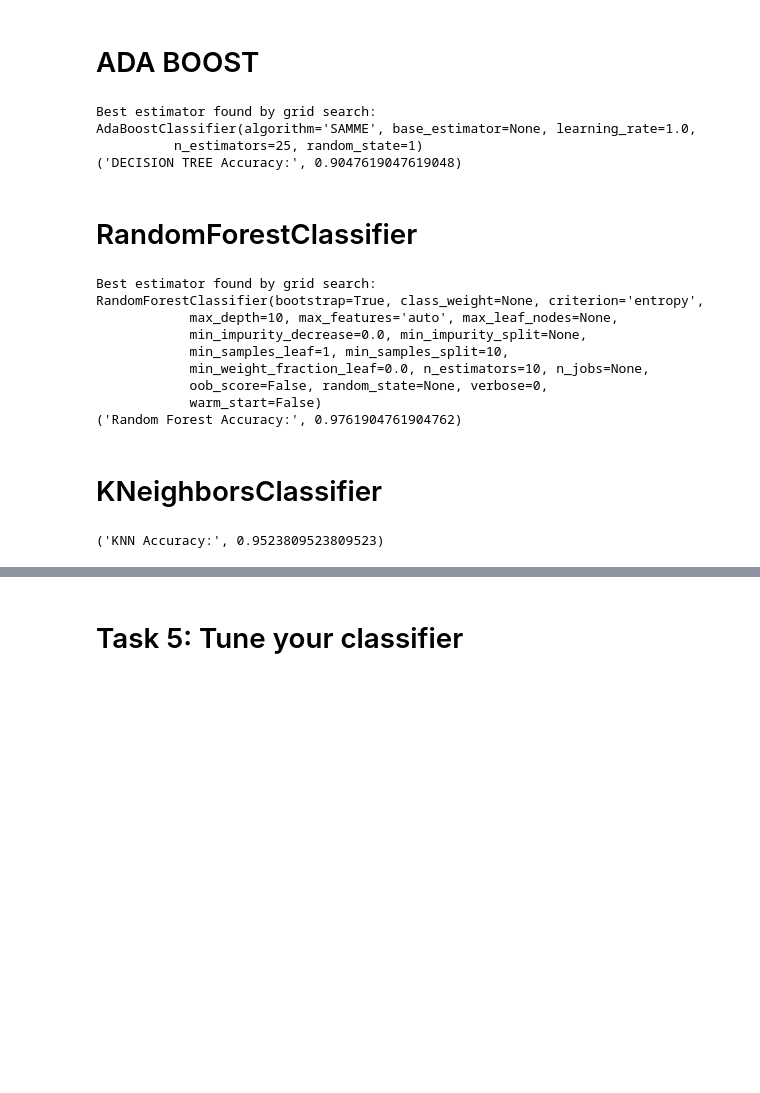
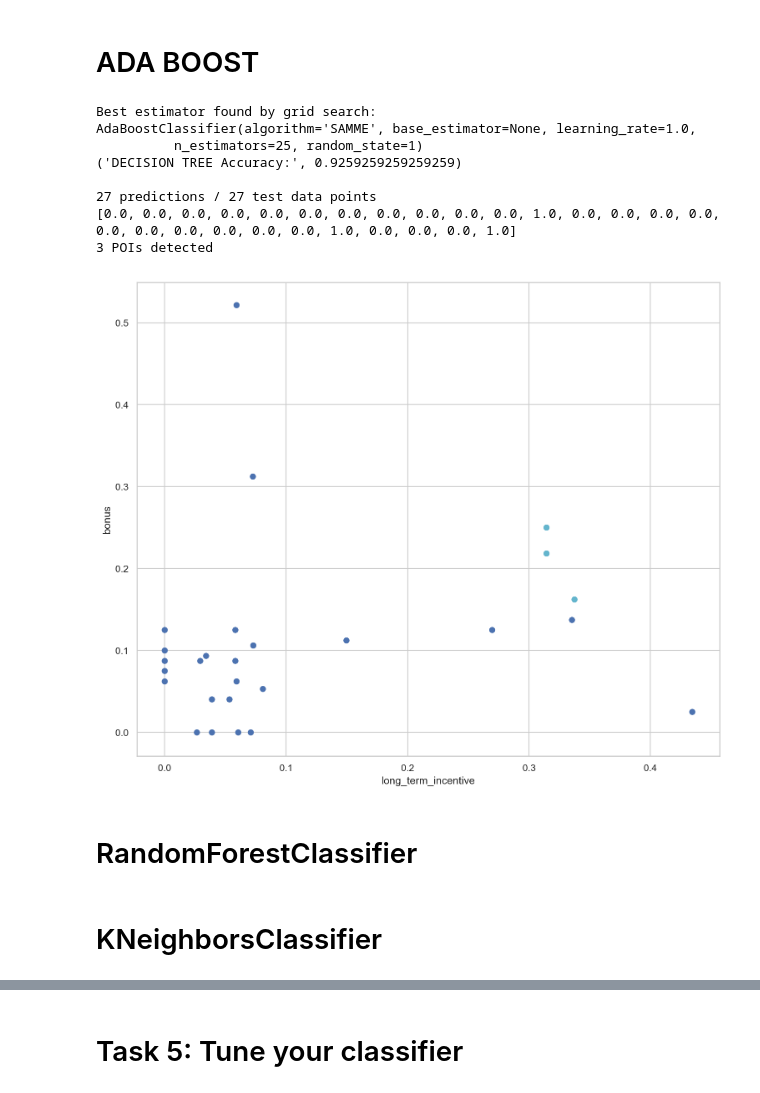
Before and after one commit to chrispaynes/enronML, a Jupyter notebook: enron_email_fraud/enron_email.ipynb, the cells around one changed output, grey strips where cells are left out. Saved outputs shown, nothing was run; the diff lists cells and outputs as text; code cells hidden in the pictures; blank space fills up the shorter version.

```diff
--- a/enron_email_fraud/enron_email.ipynb
+++ b/enron_email_fraud/enron_email.ipynb
@@ -348,26 +402,45 @@ DecisionTreeClassifier(class_weight=None, criterion='gini', max_depth=None,
 # %%
 param_grid = {
     "n_estimators": [25, 50, 75, 100],
     "algorithm": ['SAMME', "SAMME.R"]
 }
 
 clf = GridSearchCV(AdaBoostClassifier(random_state=1), param_grid)
 
 clf.fit(X=features_train, y=labels_train)
 pred = clf.predict(features_test)
 acc = accuracy_score(
     y_true=labels_test, y_pred=pred, normalize=True, sample_weight=None
 )
 
 print "Best estimator found by grid search:"
 print clf.best_estimator_
 
+# ("DECISION TREE ('long_term_incentive', 'bonus') Accuracy:", 0.9259259259259259)
+# ('DECISION TREE Accuracy ALL FEATURES:', 0.9047619047619048)
 print("DECISION TREE Accuracy:", acc)
+
+printPredictions(pred, features_test)
+
+Draw(
+    pred.astype(int),
+    features_test,
+    poi,
+    mark_poi=False,
+    name="clusters.pdf",
+    f1_name=feature_1,
+    f2_name=feature_2,
+)
 # %% [output]
 Best estimator found by grid search:
 AdaBoostClassifier(algorithm='SAMME', base_estimator=None, learning_rate=1.0,
           n_estimators=25, random_state=1)
-('DECISION TREE Accuracy:', 0.9047619047619048)
+('DECISION TREE Accuracy:', 0.9259259259259259)
+
+27 predictions / 27 test data points
+[0.0, 0.0, 0.0, 0.0, 0.0, 0.0, 0.0, 0.0, 0.0, 0.0, 0.0, 1.0, 0.0, 0.0, 0.0, 0.0, 0.0, 0.0, 0.0, 0.0, 0.0, 0.0, 1.0, 0.0, 0.0, 0.0, 1.0]
+3 POIs detected
+[figure, added]
 # %% [markdown]
 # RandomForestClassifier
 # %%
@@ -380,6 +453,7 @@ param_grid = {
 
 
 clf = GridSearchCV(RandomForestClassifier(), param_grid)
+# clf.fit(X=features_train, y=labels_train)
 clf.fit(X=features_train, y=labels_train)
 pred = clf.predict(features_test)
 acc = accuracy_score(
@@ -389,27 +463,20 @@ acc = accuracy_score(
 print "Best estimator found by grid search:"
 print clf.best_estimator_
 
+# ('Random Forest Accuracy:', 0.9761904761904762)
+# ('Random Forest Accuracy ALL features + MinMax:', 0.9285714285714286)
 print("Random Forest Accuracy:", acc)
+
+printPredictions(pred, features_test)
+
+Draw(
+    pred.astype(int),
+    features_test,
+    poi,
+    mark_poi=False,
+    name="clusters.pdf",
+    f1_name=feature_1,
+    f2_name=feature_2,
+)
-# %% [output]
-Best estimator found by grid search:
-RandomForestClassifier(bootstrap=True, class_weight=None, criterion='entropy',
-            max_depth=10, max_features='auto', max_leaf_nodes=None,
-            min_impurity_decrease=0.0, min_impurity_split=None,
-            min_samples_leaf=1, min_samples_split=10,
-            min_weight_fraction_leaf=0.0, n_estimators=10, n_jobs=None,
-            oob_score=False, random_state=None, verbose=0,
-            warm_start=False)
-('Random Forest Accuracy:', 0.9761904761904762)
 # %% [markdown]
 # KNeighborsClassifier
-# %%
-clf = KNeighborsClassifier(n_neighbors=3, weights="uniform", leaf_size=30, p=2)
-clf.fit(X=features_train, y=labels_train)
-pred = clf.predict(features_test)
-acc = accuracy_score(
-    y_true=labels_test, y_pred=pred, normalize=True, sample_weight=None
-)
-
-print("KNN Accuracy:", acc)
-# %% [output]
-('KNN Accuracy:', 0.9523809523809523)
```
Also changed, not shown: parts of 10 cells of this notebook.
